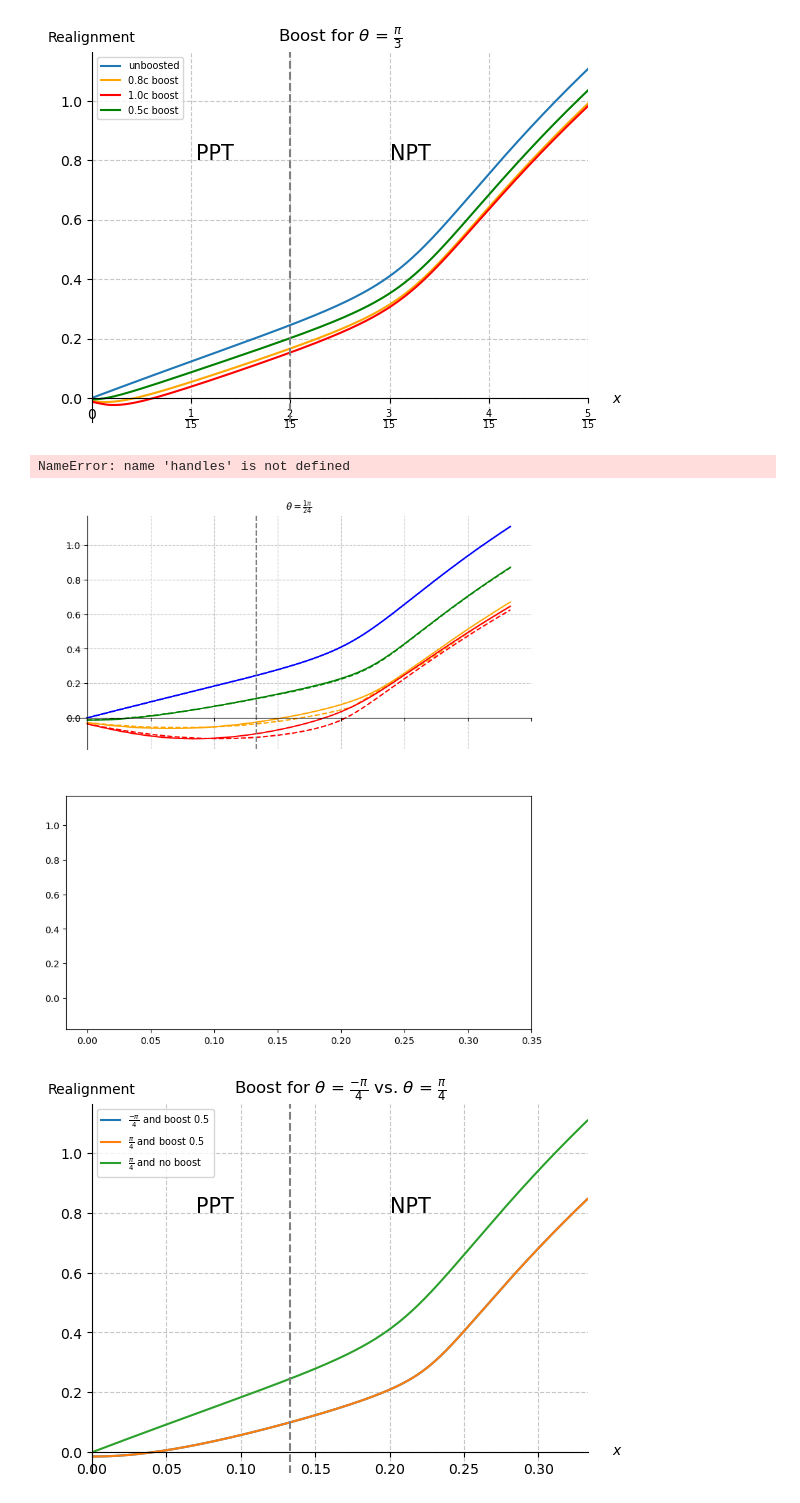
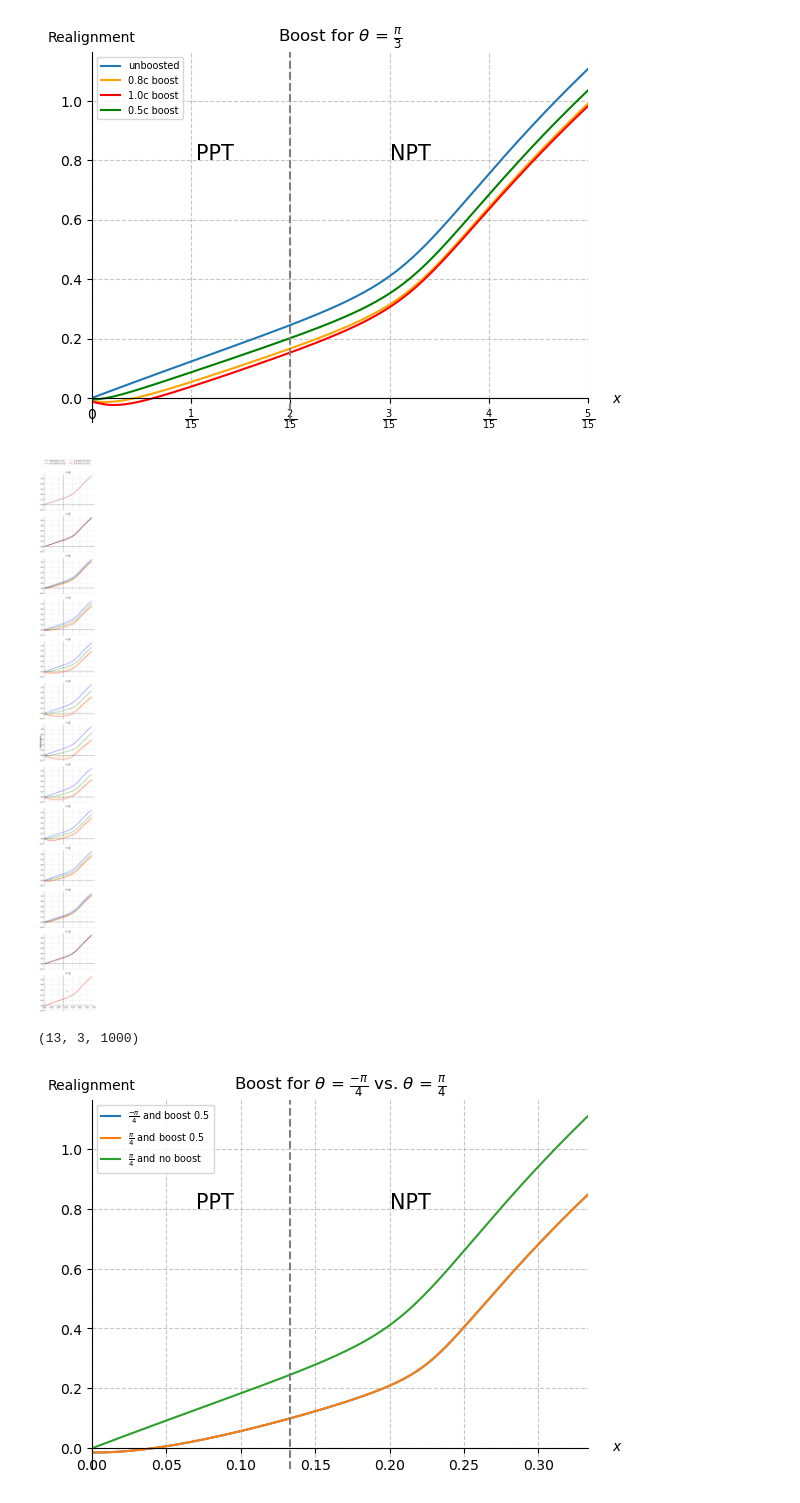
Before and after one commit to sebmousel/Bachelor, a Jupyter notebook: Code/Test.ipynb, the cells around one changed output. Saved outputs shown, nothing was run; the diff lists cells and outputs as text; code cells hidden in the pictures.

```diff
--- a/Code/Test.ipynb
+++ b/Code/Test.ipynb
@@ -104,55 +104,64 @@ momentum2 = np.array([2, -np.sqrt(3), 0,0])  # Example momentum2
 xi_values = [0.5, 0.8, 1.0]  # xi values
 
 # Generate 10 values for theta
-#theta_values = np.linspace(0, np.pi/2, 13)
-theta_values = [5*np.pi/24,7*np.pi/24]
+theta_values = np.linspace(0, np.pi/2, 13)
+#theta_values = [5*np.pi/24,7*np.pi/24]
 # Create subplots: 2 rows, 5 columns
-fig, axes = plt.subplots(len(theta_values), 1, figsize=(9, 10), sharex=True, sharey=True)
+fig, axes = plt.subplots(len(theta_values), 1, figsize=(5, 45), sharex=True, sharey=True)
 axes = axes.flatten()  # Flatten the 2D array of axes for easy iteration
+
+extract = []
 
 # Loop over theta values and subplots
 for i, theta in enumerate(theta_values):
-    ax = axes[0]
+    ax = axes[i]
 
     # Compute values for this theta and xi by calling the realign_val_theta2 function
     valt_05= realign_val_theta2(e, xi_values[0], momentum1, momentum2, theta)
     valt_08= realign_val_theta2(e, xi_values[1], momentum1, momentum2, theta)
     valt_1 = realign_val_theta2(e, xi_values[2], momentum1, momentum2, theta)
 
-        # Plot the results for the various boosts
+    extract.append([valt_05,valt_08,valt_1])
+
+    # Plot the results for the various boosts
     ax.plot(np.linspace(0, 1/3, 1000), val, label=f"Unboosted (xi=0)", color="blue")
     ax.plot(np.linspace(0, 1/3, 1000), valt_05, label=f"0.5c boost (xi={xi_values[0]})", color="green", linestyle="--" if i == 0 else "-")
     ax.plot(np.linspace(0, 1/3, 1000), valt_08, label=f"0.8c boost (xi={xi_values[1]})", color="orange",linestyle="--" if i == 0 else "-")
     ax.plot(np.linspace(0, 1/3, 1000), valt_1, label=f"1.0c boost (xi={xi_values[2]})", color="red",linestyle="--" if i == 0 else "-")
 
     # Set title for this subplot
     ax.set_title(fr"$\theta = \frac{{{i}\pi}}{{24}}$", fontsize=10)
 
     # Customize the plot
     ax.grid(True, linestyle="--", alpha=0.7)
     ax.spines["top"].set_visible(False)
     ax.spines["right"].set_visible(False)
 
     ax.axvline(2/15, linestyle = "--", color = "grey")
     ax.spines["left"].set_position(("data",0))
     ax.spines["bottom"].set_position(("data",0))
 
 # Add a single legend and labels for the figure
-#handles, labels = axes[11].get_legend_handles_labels()
+handles, labels = axes[12].get_legend_handles_labels()
 #
-fig.legend(handles, labels, loc="upper center", fontsize=12, ncol=4, bbox_to_anchor=(0.5, 1.02))
+fig.legend(handles, labels, loc="upper center", fontsize=10, ncol=2, bbox_to_anchor=(0.5, 1.02))
 
 fig.text(0.5, 0.04, r"$x$", ha="center", fontsize=12)
 fig.text(0.04, 0.5, "Realignment", va="center", rotation="vertical", fontsize=12)
 
 # Adjust spacing between subplots
 plt.tight_layout()
 
 # Show the plot
 plt.show()
 # %% [output]
-NameError: name 'handles' is not defined
-[figure, old version]
+[figure, new version]
+# %%
+#extract: 13 = theta value, 3 = valt_05/08/1, 1000 = y value in plots
+#can be used to plot subplots without plotting all the others
+np.shape(extract)
+# %% [output]
+(13, 3, 1000)
 # %%
 psi = -np.pi/4
 val_negative = realign_val_theta2(e,xi05,momentum1,momentum2,psi)
```
Also changed, not shown: parts of 9 cells of this notebook.
